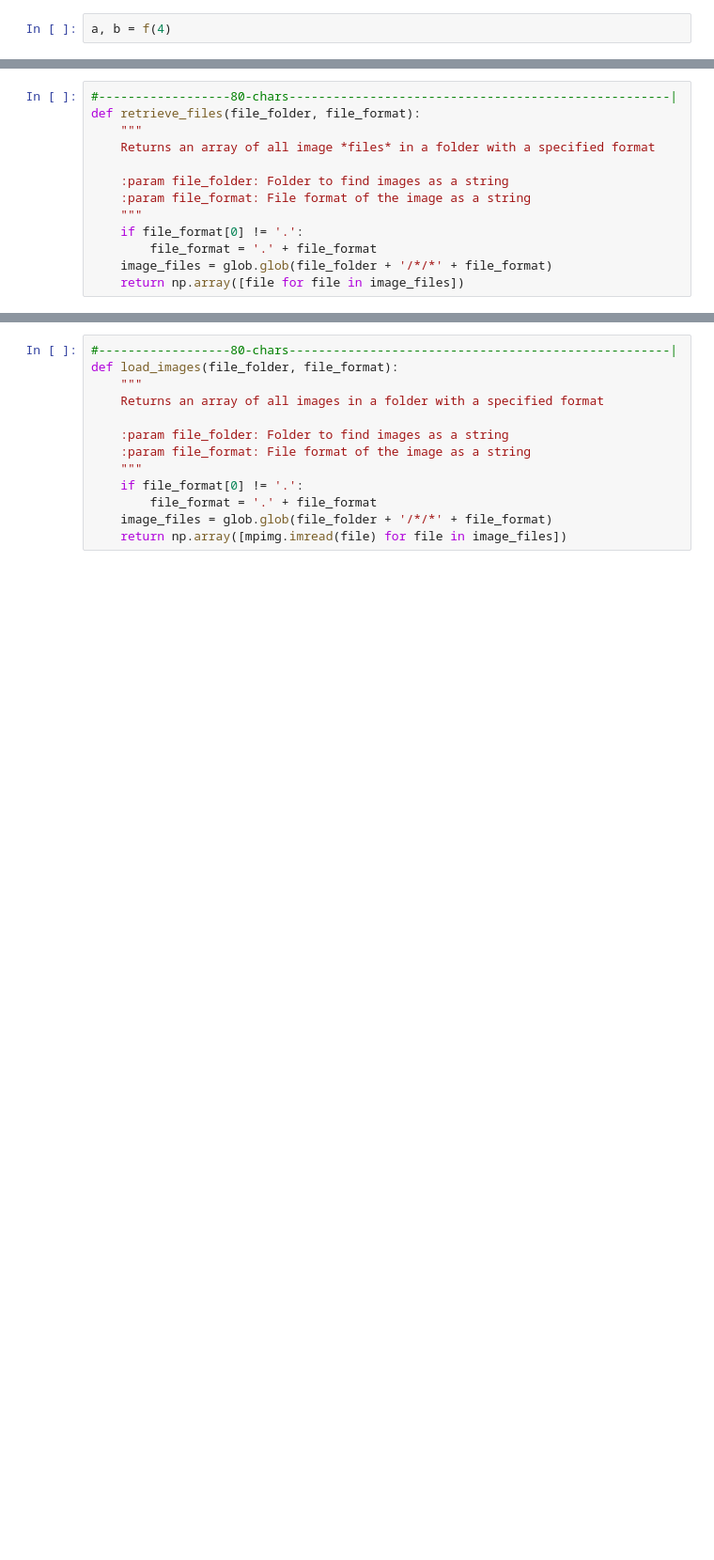
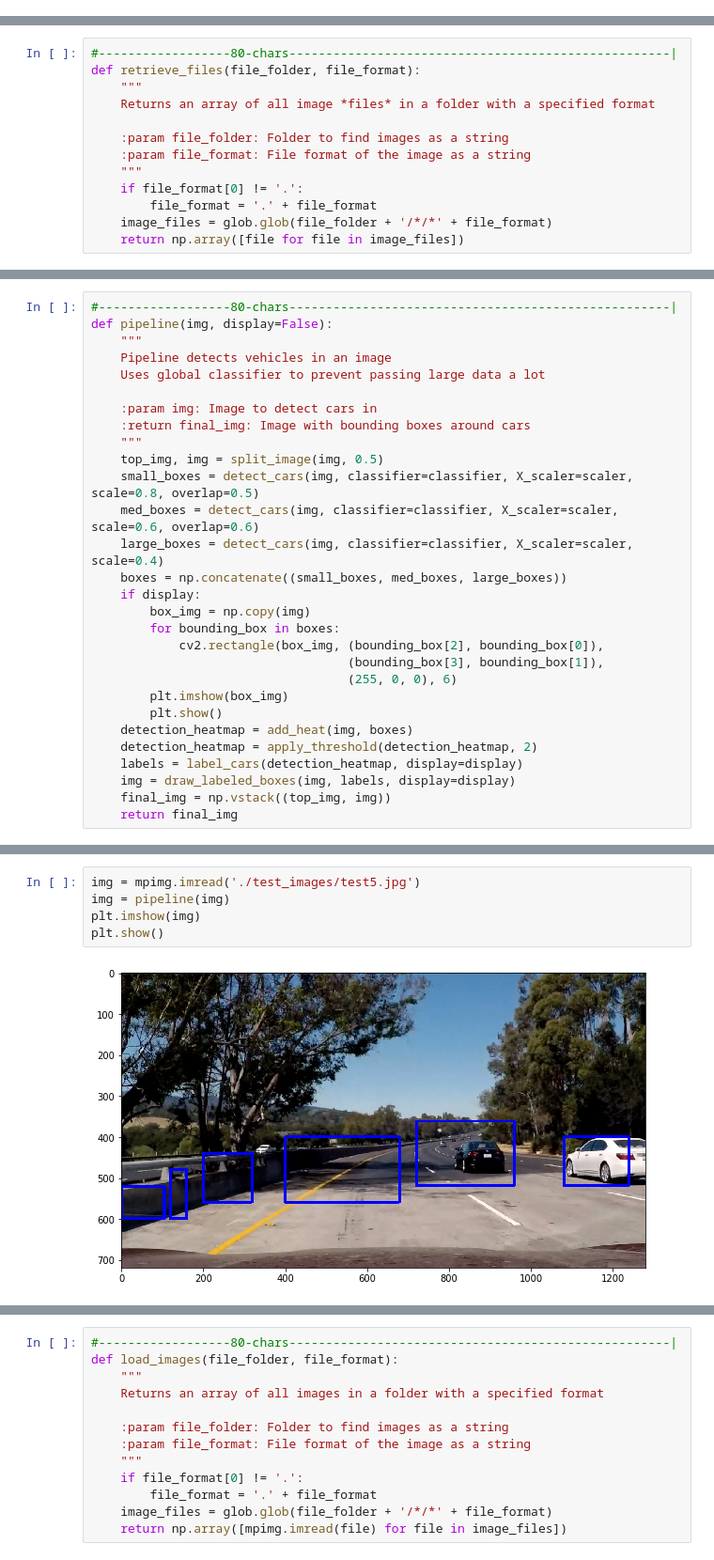
Before and after one commit to sketchc89/VehicleDetectionTracking-P5, a Jupyter notebook: VehicleDetectionTracking.ipynb, the cells around one changed output, grey strips where cells are left out. Shown at 94% size. Cells and saved outputs as stored; diff of their text form; blank space fills up the shorter version.

Commit message:
Working slow pipeline

```diff
--- a/VehicleDetectionTracking.ipynb
+++ b/VehicleDetectionTracking.ipynb
@@ -84,5 +101,3 @@ def train_car_classifier(veh_path, nonveh_path, display=False):
             ax.imshow(test_img)
         plt.show()
     return classifier, X_scaler
-# %%
-a, b = f(4)
@@ -106,0 +239,29 @@ def retrieve_files(file_folder, file_format):
+# %%
+#------------------80-chars----------------------------------------------------|
+def pipeline(img, display=False):
+    """
+    Pipeline detects vehicles in an image
+    Uses global classifier to prevent passing large data a lot
+
+    :param img: Image to detect cars in
+    :return final_img: Image with bounding boxes around cars
+    """
+    top_img, img = split_image(img, 0.5)
+    small_boxes = detect_cars(img, classifier=classifier, X_scaler=scaler, scale=0.8, overlap=0.5)
+    med_boxes = detect_cars(img, classifier=classifier, X_scaler=scaler, scale=0.6, overlap=0.6)
+    large_boxes = detect_cars(img, classifier=classifier, X_scaler=scaler, scale=0.4)
+    boxes = np.concatenate((small_boxes, med_boxes, large_boxes))
+    if display:
+        box_img = np.copy(img)
+        for bounding_box in boxes:
+            cv2.rectangle(box_img, (bounding_box[2], bounding_box[0]),
+                                   (bounding_box[3], bounding_box[1]),
+                                   (255, 0, 0), 6)
+        plt.imshow(box_img)
+        plt.show()
+    detection_heatmap = add_heat(img, boxes)
+    detection_heatmap = apply_threshold(detection_heatmap, 2)
+    labels = label_cars(detection_heatmap, display=display)
+    img = draw_labeled_boxes(img, labels, display=display)
+    final_img = np.vstack((top_img, img))
+    return final_img
@@ -106,0 +399,7 @@ def retrieve_files(file_folder, file_format):
+# %%
+img = mpimg.imread('./test_images/test5.jpg')
+img = pipeline(img)
+plt.imshow(img)
+plt.show()
+# %% [output]
+[figure, added]
```
Also changed, not shown: parts of 33 cells of this notebook.
